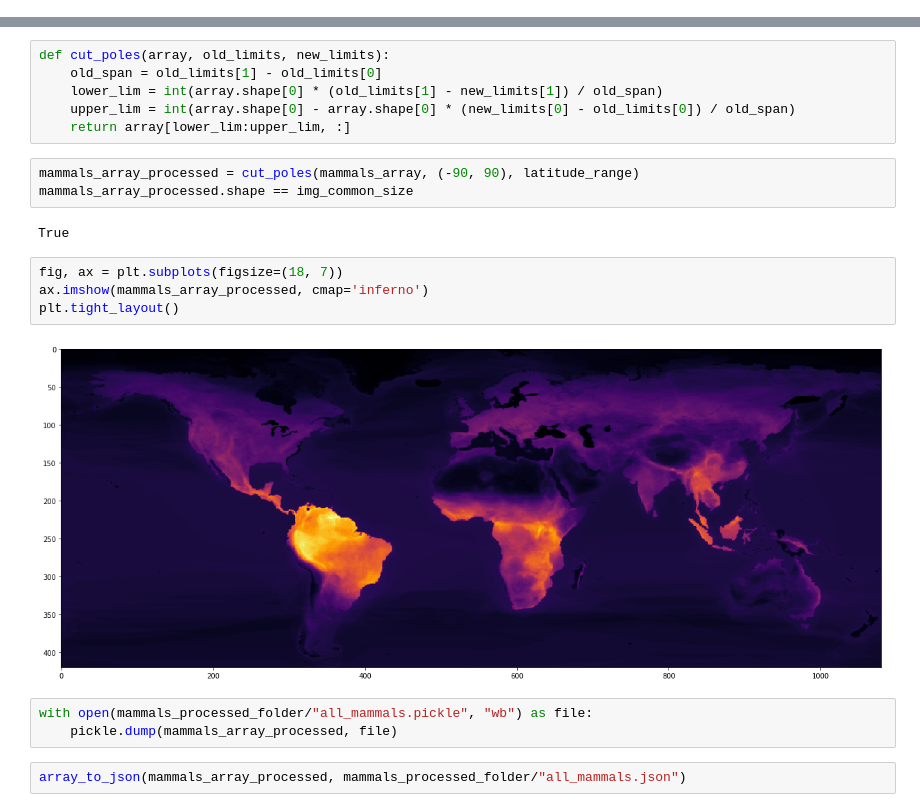
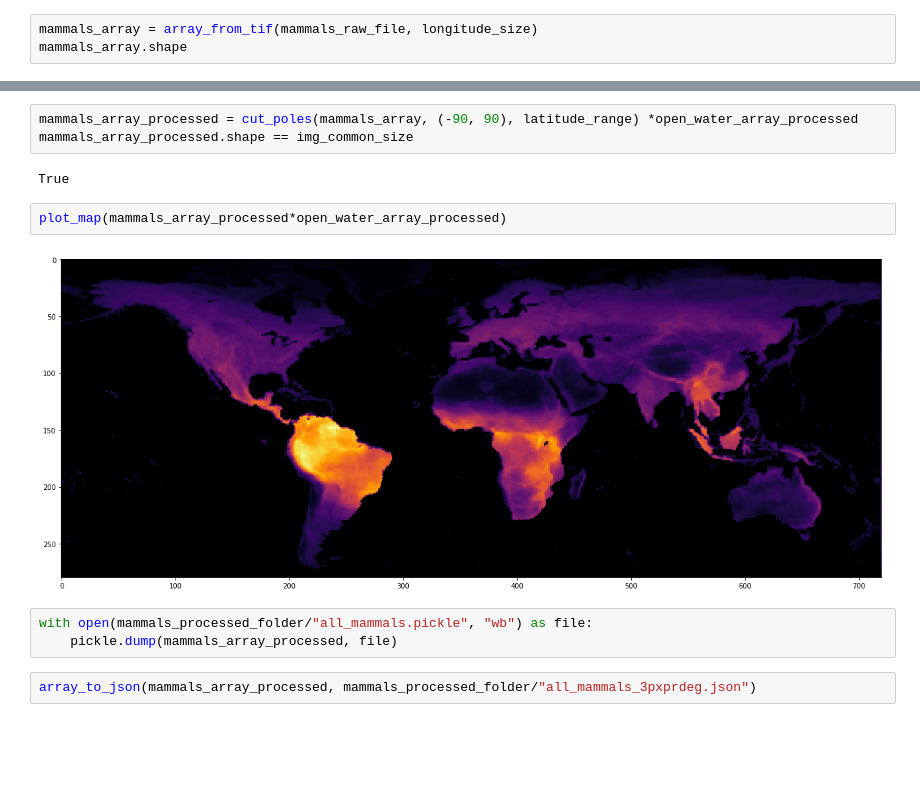
Before and after one commit to miguel-bm/pandora, a Jupyter notebook: notebooks/common_format.ipynb, the cells around one changed output, grey strips where cells are left out. Cells and saved outputs as stored; diff of their text form; blank space fills up the shorter version.

```diff
--- a/notebooks/common_format.ipynb
+++ b/notebooks/common_format.ipynb
@@ -83,0 +130,3 @@ with rasterio.open(mammals_raw_file) as dataset_reader:
+# %%
+mammals_array = array_from_tif(mammals_raw_file, longitude_size)
+mammals_array.shape
@@ -84,24 +135,16 @@ with rasterio.open(mammals_raw_file) as dataset_reader:
 # %% [markdown]
 Then, we cut off the poles and leave the map from 60 degrees S to 80 degrees N.
-# %%
-def cut_poles(array, old_limits, new_limits):
-    old_span = old_limits[1] - old_limits[0]
-    lower_lim = int(array.shape[0] * (old_limits[1] - new_limits[1]) / old_span)
-    upper_lim = int(array.shape[0] - array.shape[0] * (new_limits[0] - old_limits[0]) / old_span)
-    return array[lower_lim:upper_lim, :]
 # %%
-mammals_array_processed = cut_poles(mammals_array, (-90, 90), latitude_range)
+mammals_array_processed = cut_poles(mammals_array, (-90, 90), latitude_range) *open_water_array_processed
 mammals_array_processed.shape == img_common_size
 # %% [output]
 True
-# %%
-fig, ax = plt.subplots(figsize=(18, 7))
-ax.imshow(mammals_array_processed, cmap='inferno')
-plt.tight_layout()
-# %% [output]
-[figure, removed]
+# %%
+plot_map(mammals_array_processed*open_water_array_processed)
+# %% [output]
+[figure, added]
 # %%
 with open(mammals_processed_folder/"all_mammals.pickle", "wb") as file:
     pickle.dump(mammals_array_processed, file)
 # %%
-array_to_json(mammals_array_processed, mammals_processed_folder/"all_mammals.json")
+array_to_json(mammals_array_processed, mammals_processed_folder/"all_mammals_3pxprdeg.json")
```
Also changed, not shown: parts of 12 cells of this notebook, 3 other files.
